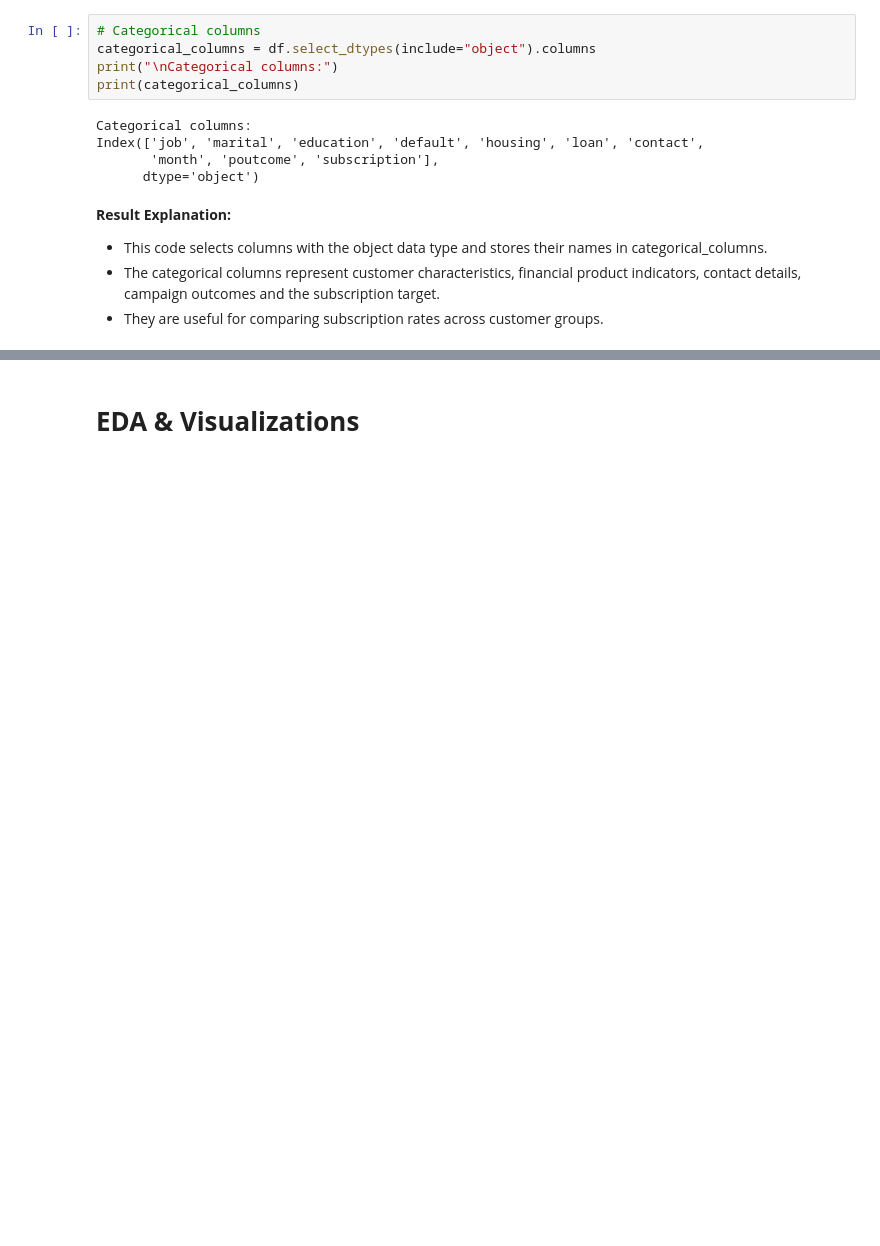
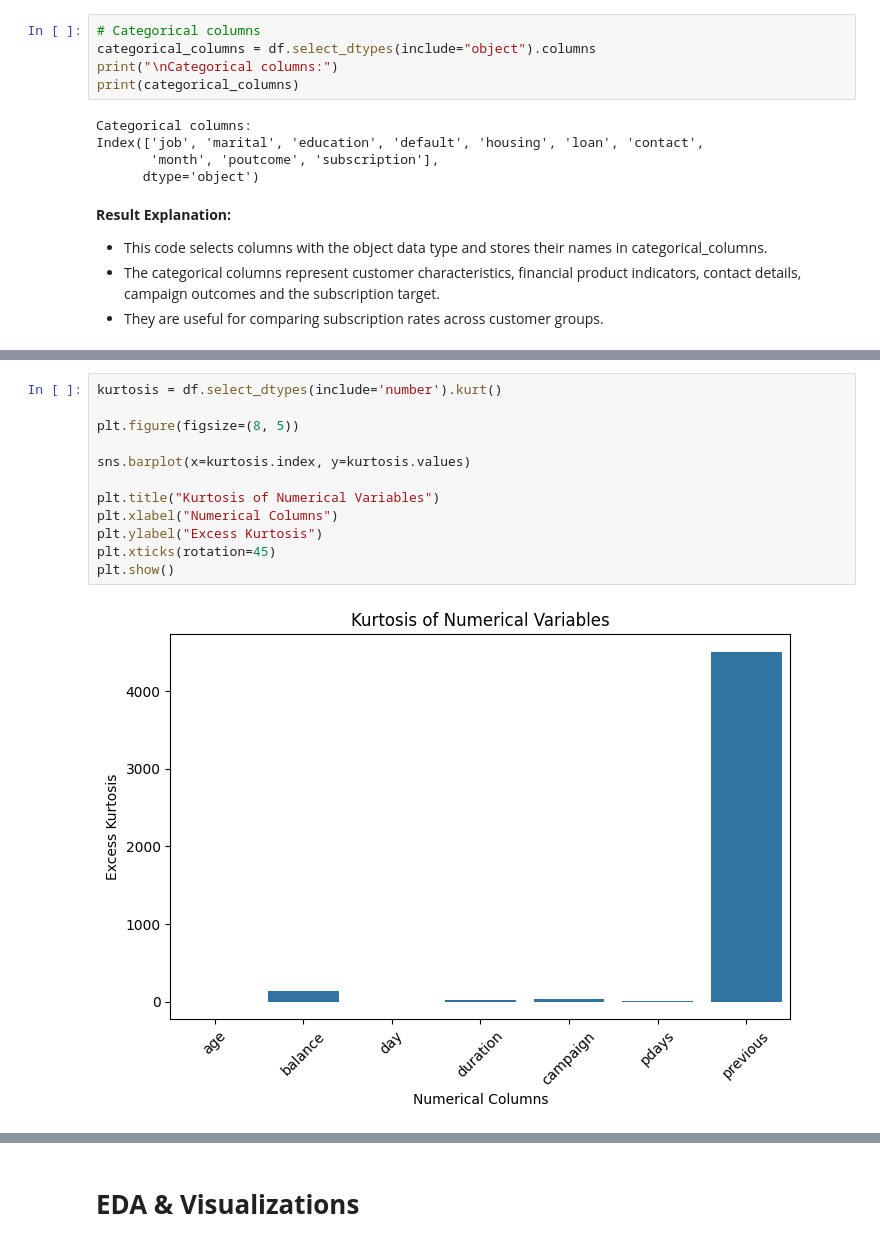
Before and after one commit to suganthavk-ai/Bank-Marketing-Campaign-Analysis, a Jupyter notebook: Bank_Marketing_Campaign_Analysis.ipynb, the cells around one changed output, grey strips where cells are left out. Drawn from its saved outputs; the diff is of its cells as text; blank space fills up the shorter version.

```diff
--- a/Bank_Marketing_Campaign_Analysis.ipynb
+++ b/Bank_Marketing_Campaign_Analysis.ipynb
@@ -411,0 +398,14 @@ IQR = 1428 - 72 = 1356
+# %%
+kurtosis = df.select_dtypes(include='number').kurt()
+
+plt.figure(figsize=(8, 5))
+
+sns.barplot(x=kurtosis.index, y=kurtosis.values)
+
+plt.title("Kurtosis of Numerical Variables")
+plt.xlabel("Numerical Columns")
+plt.ylabel("Excess Kurtosis")
+plt.xticks(rotation=45)
+plt.show()
+# %% [output]
+[figure, added]
```
Also changed, not shown: parts of 73 cells of this notebook.
